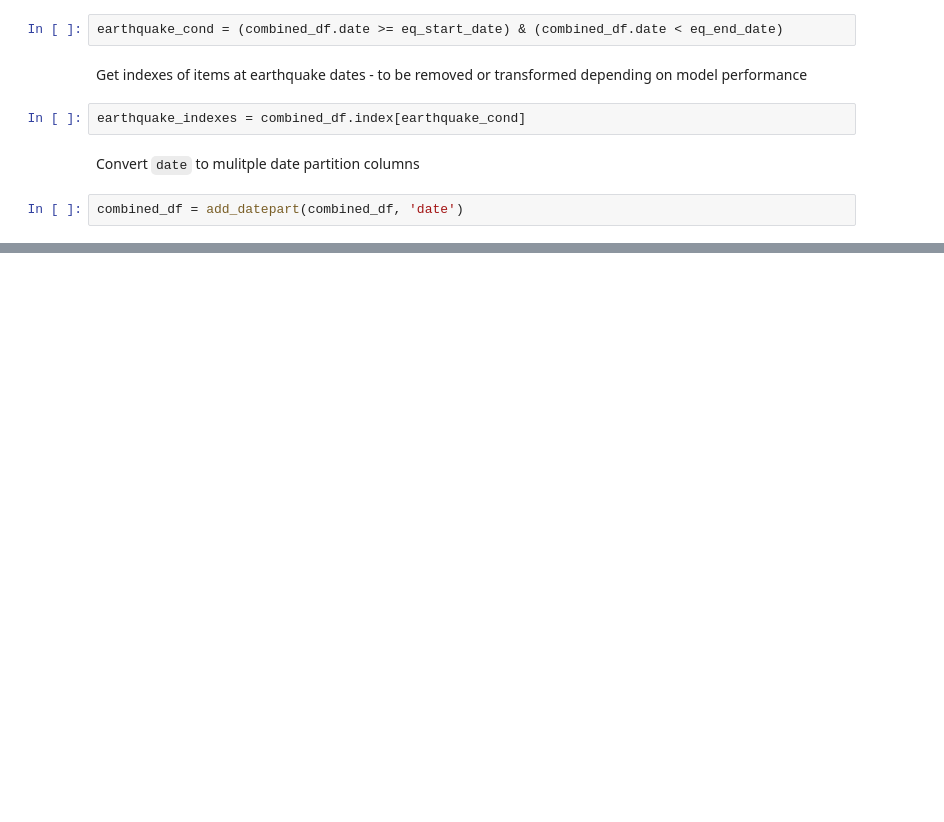
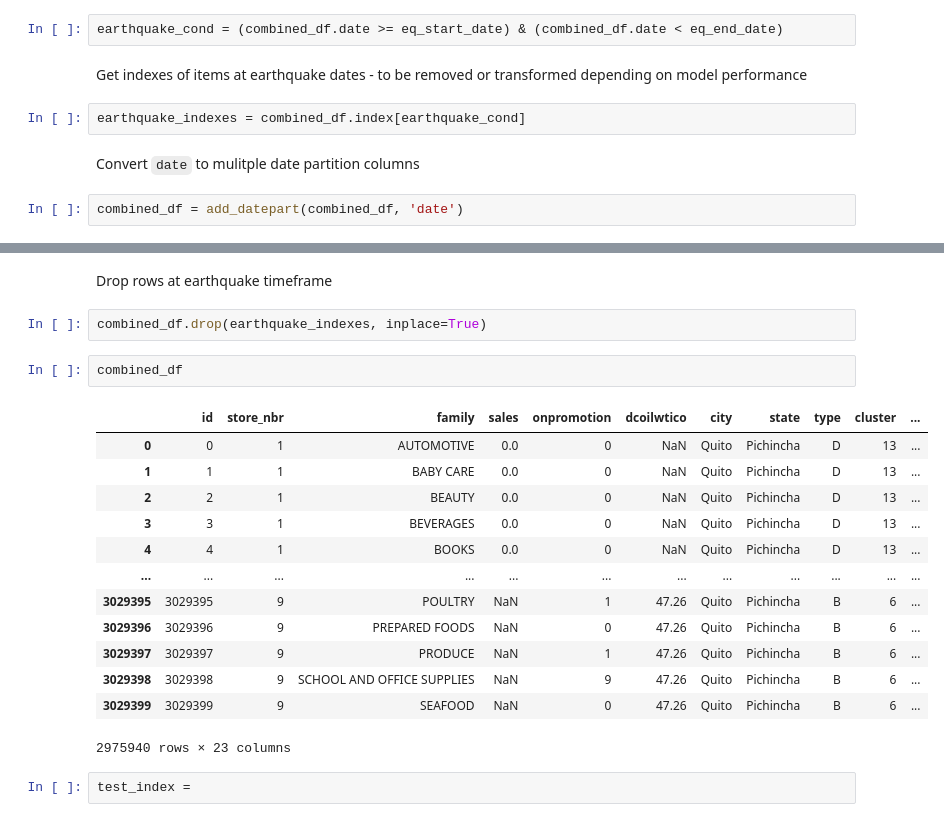
Before and after one commit to peterbull/store-sales-ml, a Jupyter notebook: store_sales_2.ipynb, the cells around one changed output, grey strips where cells are left out. Cells and saved outputs as stored; diff of their text form; blank space fills up the shorter version.

```diff
--- a/store_sales_2.ipynb
+++ b/store_sales_2.ipynb
@@ -114,3 +151,25 @@ combined_df.sample(n=10)
 | 2345563 | 2345563 | 21 | LIQUOR,WINE,BEER | 327.000 | 1 | 44.47 | Santo Domingo | Santo Domingo de los Tsachilas | B | 6 | ... |
 | 221869 | 221869 | 34 | EGGS | 91.000 | 0 | NaN | Guayaquil | Guayas | B | 6 | ... |
 | 447058 | 447058 | 52 | CLEANING | 0.000 | 0 | NaN | Manta | Manabi | A | 11 | ... |
+# %% [markdown]
+Drop rows at earthquake timeframe
+# %%
+combined_df.drop(earthquake_indexes, inplace=True)
+# %%
+combined_df
+# %% [output]
+|  | id | store_nbr | family | sales | onpromotion | dcoilwtico | city | state | type | cluster | ... |
+| 0 | 0 | 1 | AUTOMOTIVE | 0.0 | 0 | NaN | Quito | Pichincha | D | 13 | ... |
+| 1 | 1 | 1 | BABY CARE | 0.0 | 0 | NaN | Quito | Pichincha | D | 13 | ... |
+| 2 | 2 | 1 | BEAUTY | 0.0 | 0 | NaN | Quito | Pichincha | D | 13 | ... |
+| 3 | 3 | 1 | BEVERAGES | 0.0 | 0 | NaN | Quito | Pichincha | D | 13 | ... |
+| 4 | 4 | 1 | BOOKS | 0.0 | 0 | NaN | Quito | Pichincha | D | 13 | ... |
+| ... | ... | ... | ... | ... | ... | ... | ... | ... | ... | ... | ... |
+| 3029395 | 3029395 | 9 | POULTRY | NaN | 1 | 47.26 | Quito | Pichincha | B | 6 | ... |
+| 3029396 | 3029396 | 9 | PREPARED FOODS | NaN | 0 | 47.26 | Quito | Pichincha | B | 6 | ... |
+| 3029397 | 3029397 | 9 | PRODUCE | NaN | 1 | 47.26 | Quito | Pichincha | B | 6 | ... |
+| 3029398 | 3029398 | 9 | SCHOOL AND OFFICE SUPPLIES | NaN | 9 | 47.26 | Quito | Pichincha | B | 6 | ... |
+| 3029399 | 3029399 | 9 | SEAFOOD | NaN | 0 | 47.26 | Quito | Pichincha | B | 6 | ... |
+2975940 rows × 23 columns
+# %%
+test_index =
```
Also changed, not shown: parts of 8 cells of this notebook.
